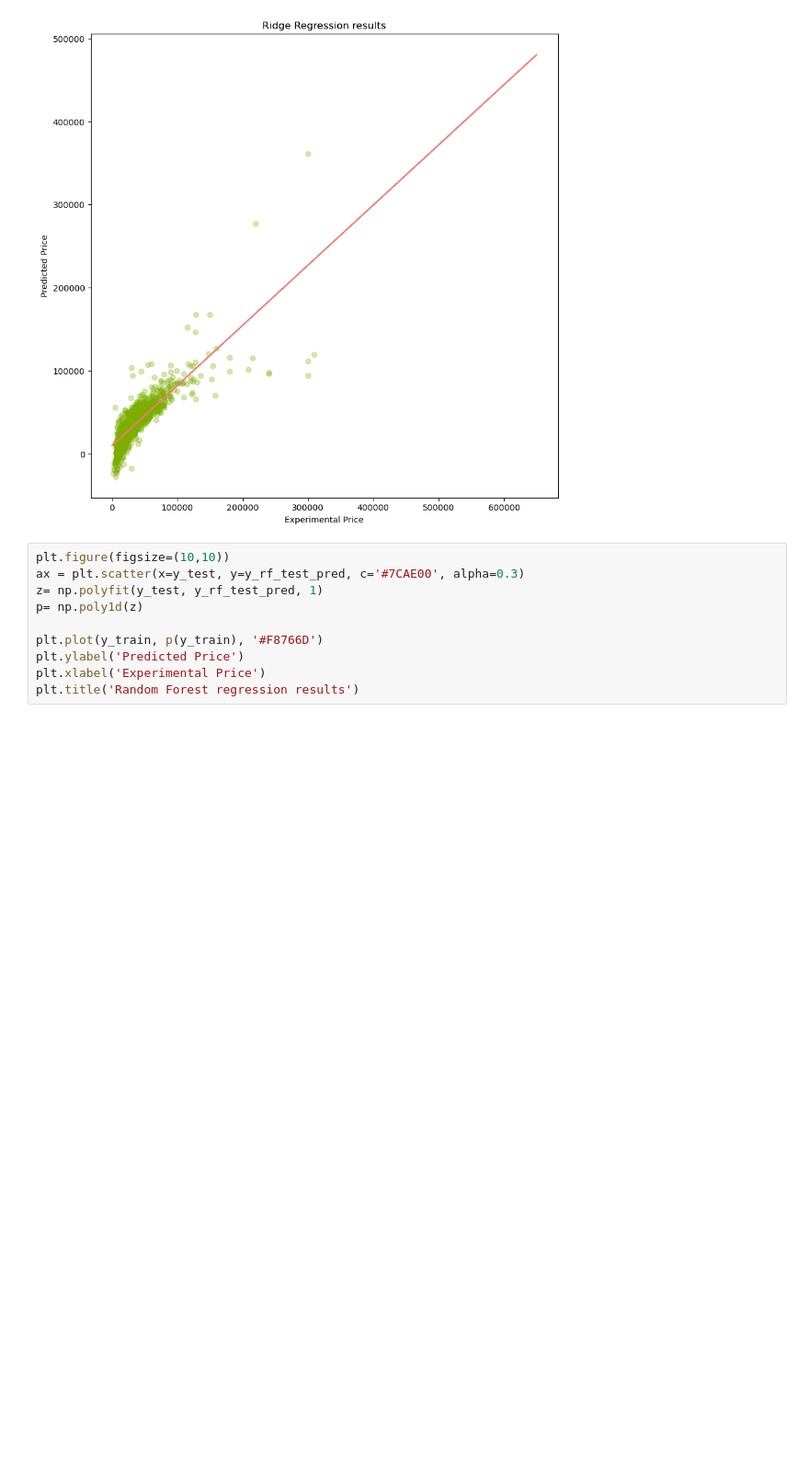
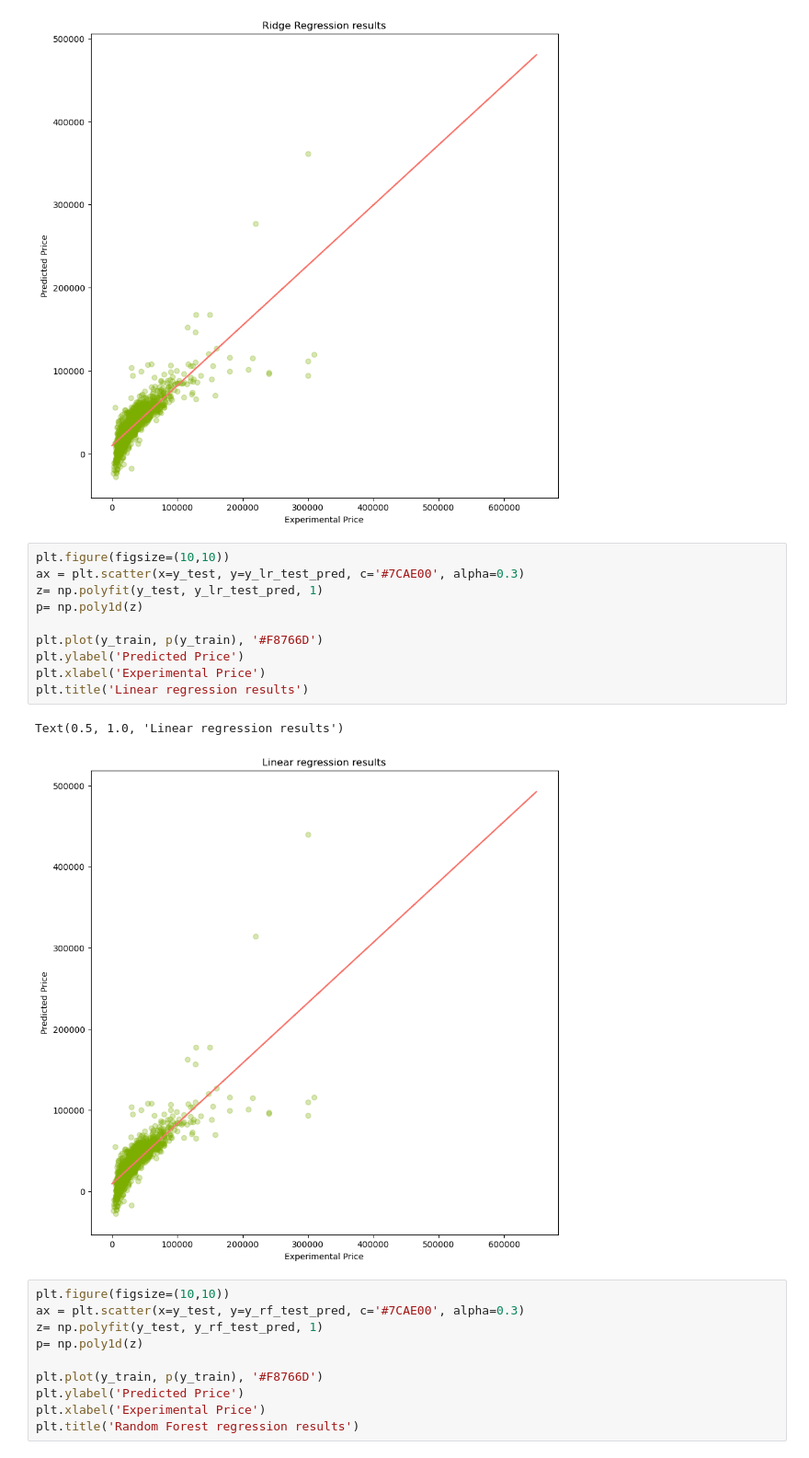
Before and after one commit to izsom/BusinessIntelligence, a Jupyter notebook: Sub3/5Evaluation.ipynb, the cells around one changed output. Shown at 92% size. Drawn from its saved outputs; the diff is of its cells as text; blank space fills up the shorter version.

Commit message:
Additional plot

```diff
--- a/Sub3/5Evaluation.ipynb
+++ b/Sub3/5Evaluation.ipynb
@@ -213,6 +213,19 @@ plt.title('Ridge Regression results')
 # %% [output]
 Text(0.5, 1.0, 'Ridge Regression results')
 [figure]
+# %%
+plt.figure(figsize=(10,10))
+ax = plt.scatter(x=y_test, y=y_lr_test_pred, c='#7CAE00', alpha=0.3)
+z= np.polyfit(y_test, y_lr_test_pred, 1)
+p= np.poly1d(z)
+
+plt.plot(y_train, p(y_train), '#F8766D')
+plt.ylabel('Predicted Price')
+plt.xlabel('Experimental Price')
+plt.title('Linear regression results')
+# %% [output]
+Text(0.5, 1.0, 'Linear regression results')
+[figure, added]
 # %%
 plt.figure(figsize=(10,10))
 ax = plt.scatter(x=y_test, y=y_rf_test_pred, c='#7CAE00', alpha=0.3)
```
Also changed, not shown: 4 other files.
